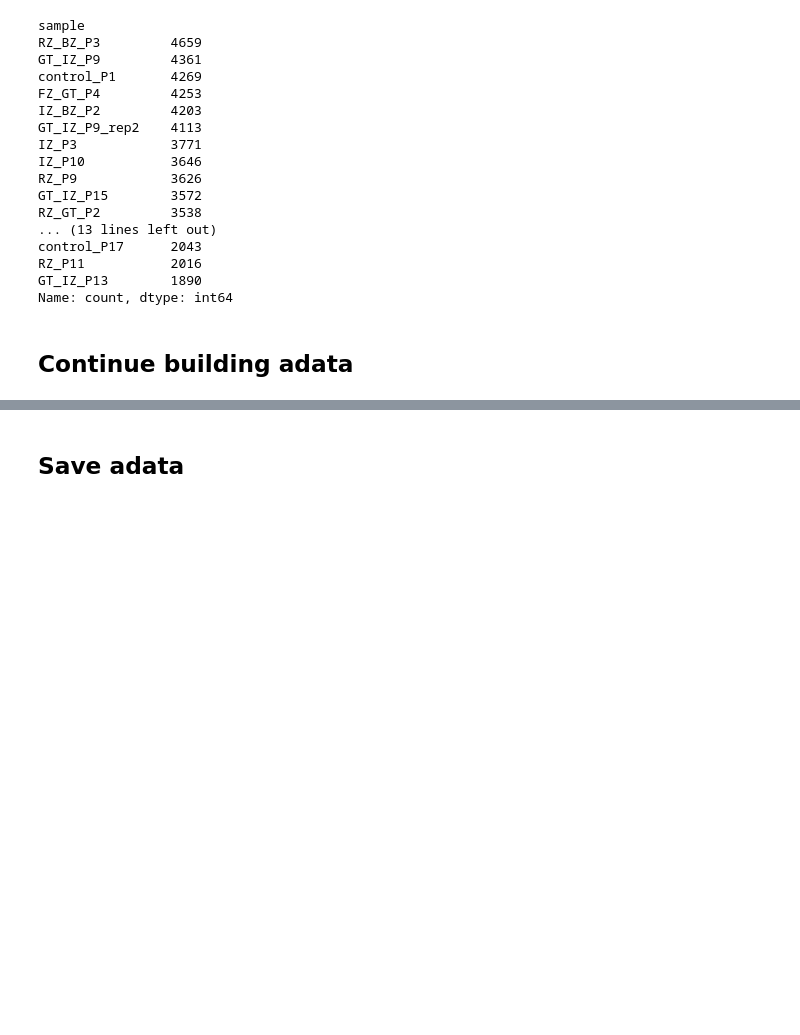
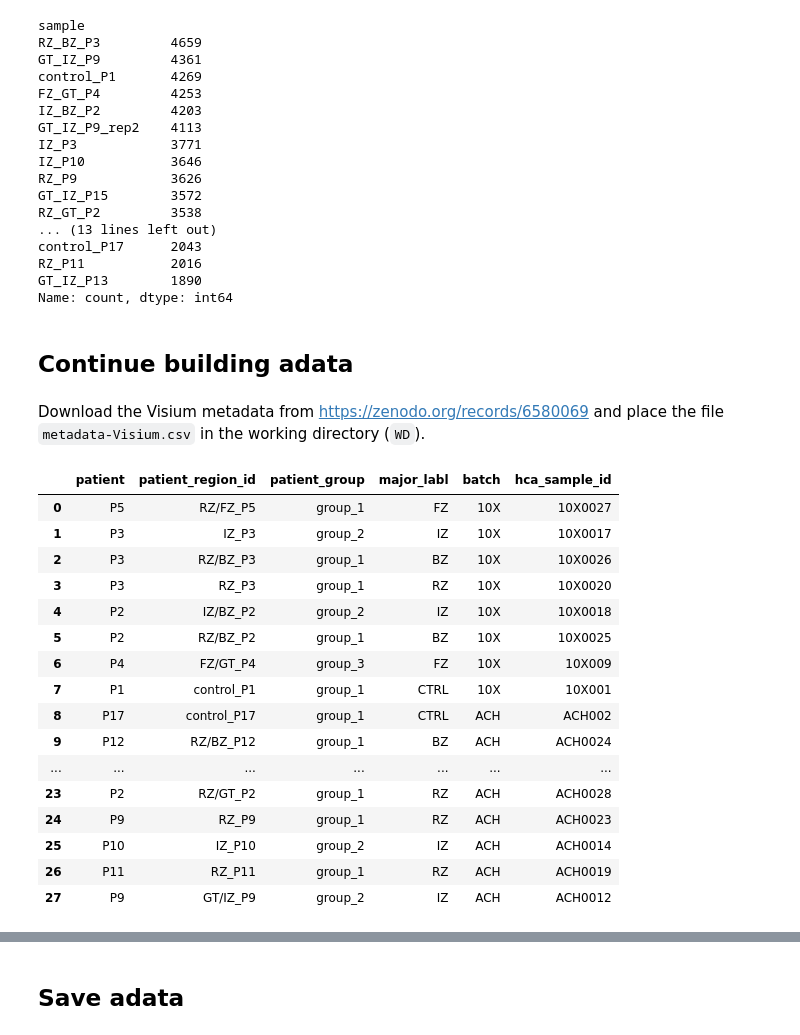
Before and after one commit to theislab/graphcompass, a Jupyter notebook: notebooks/processing/processing_visium.ipynb, the cells around one changed output, grey strips where cells are left out. Cells and saved outputs as stored; diff of their text form; code cells hidden in the pictures; blank space fills up the shorter version.

````diff
--- a/notebooks/processing/processing_visium.ipynb
+++ b/notebooks/processing/processing_visium.ipynb
@@ -157,0 +162,27 @@ adata_combined.obsm['spatial'] = adata_combined.obsm['X_spatial'].copy()
+# %% [markdown]
+Download the Visium metadata from https://zenodo.org/records/6580069 and place the file ```metadata-Visium.csv``` in the working directory (```WD```).
+# %%
+metadata = pd.read_csv(os.path.join(WD, 'metadata-Visium.csv'))
+
+# Note that no processed data is available for the hca_sample_id ACH0021.
+metadata = metadata[metadata['hca_sample_id'] != 'ACH0021']
+metadata = metadata.drop_duplicates()
+metadata
+# %% [output]
+|  | patient | patient_region_id | patient_group | major_labl | batch | hca_sample_id |
+| 0 | P5 | RZ/FZ_P5 | group_1 | FZ | 10X | 10X0027 |
+| 1 | P3 | IZ_P3 | group_2 | IZ | 10X | 10X0017 |
+| 2 | P3 | RZ/BZ_P3 | group_1 | BZ | 10X | 10X0026 |
+| 3 | P3 | RZ_P3 | group_1 | RZ | 10X | 10X0020 |
+| 4 | P2 | IZ/BZ_P2 | group_2 | IZ | 10X | 10X0018 |
+| 5 | P2 | RZ/BZ_P2 | group_1 | BZ | 10X | 10X0025 |
+| 6 | P4 | FZ/GT_P4 | group_3 | FZ | 10X | 10X009 |
+| 7 | P1 | control_P1 | group_1 | CTRL | 10X | 10X001 |
+| 8 | P17 | control_P17 | group_1 | CTRL | ACH | ACH002 |
+| 9 | P12 | RZ/BZ_P12 | group_1 | BZ | ACH | ACH0024 |
+| ... | ... | ... | ... | ... | ... | ... |
+| 23 | P2 | RZ/GT_P2 | group_1 | RZ | ACH | ACH0028 |
+| 24 | P9 | RZ_P9 | group_1 | RZ | ACH | ACH0023 |
+| 25 | P10 | IZ_P10 | group_2 | IZ | ACH | ACH0014 |
+| 26 | P11 | RZ_P11 | group_1 | RZ | ACH | ACH0019 |
+| 27 | P9 | GT/IZ_P9 | group_2 | IZ | ACH | ACH0012 |
````
Also changed, not shown: parts of 6 cells of this notebook.
